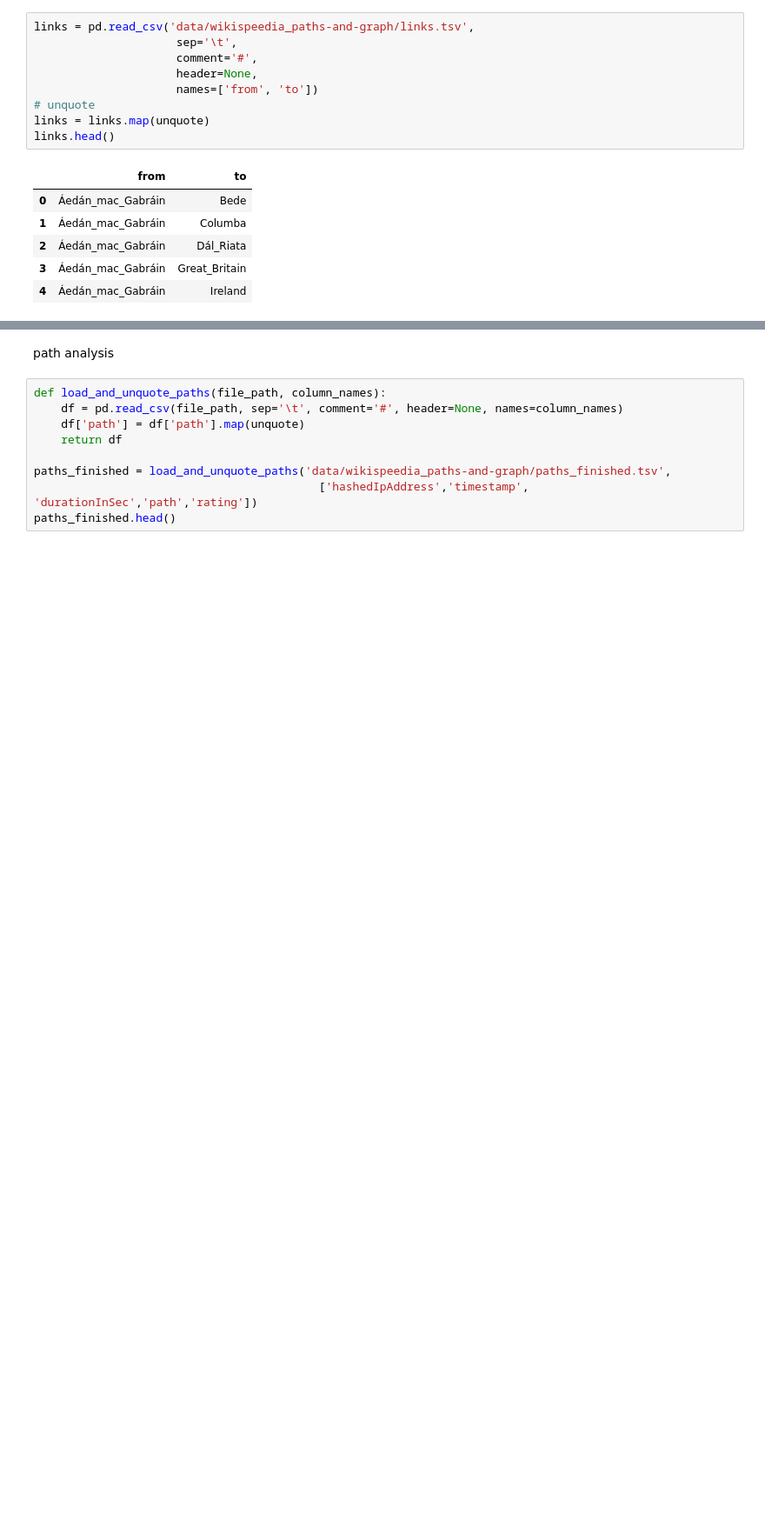
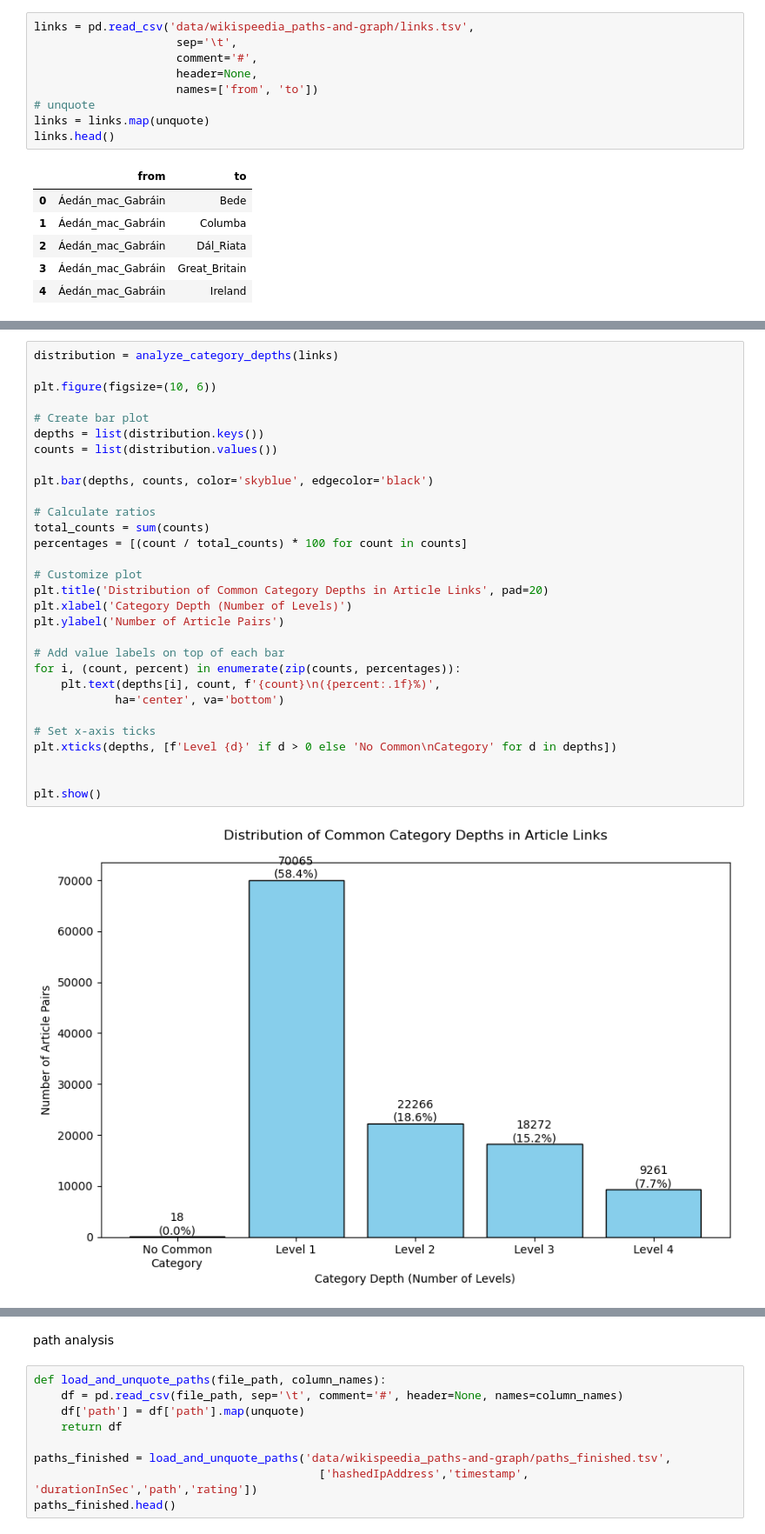
Before and after one commit to epfl-ada/ada-2024-project-genshinstart, a Jupyter notebook: results.ipynb, the cells around one changed output, grey strips where cells are left out. Shown at 87% size. Saved outputs shown, nothing was run; the diff lists cells and outputs as text; blank space fills up the shorter version.

```diff
--- a/results.ipynb
+++ b/results.ipynb
@@ -151,0 +227,32 @@ links.head()
+# %%
+distribution = analyze_category_depths(links)
+
+plt.figure(figsize=(10, 6))
+
+# Create bar plot
+depths = list(distribution.keys())
+counts = list(distribution.values())
+
+plt.bar(depths, counts, color='skyblue', edgecolor='black')
+
+# Calculate ratios
+total_counts = sum(counts)
+percentages = [(count / total_counts) * 100 for count in counts]
+
+# Customize plot
+plt.title('Distribution of Common Category Depths in Article Links', pad=20)
+plt.xlabel('Category Depth (Number of Levels)')
+plt.ylabel('Number of Article Pairs')
+
+# Add value labels on top of each bar
+for i, (count, percent) in enumerate(zip(counts, percentages)):
+    plt.text(depths[i], count, f'{count}\n({percent:.1f}%)',
+            ha='center', va='bottom')
+
+# Set x-axis ticks
+plt.xticks(depths, [f'Level {d}' if d > 0 else 'No Common\nCategory' for d in depths])
+
+
+plt.show()
+# %% [output]
+[figure, added]
```
Also changed, not shown: parts of 7 cells of this notebook, 1 other file.
